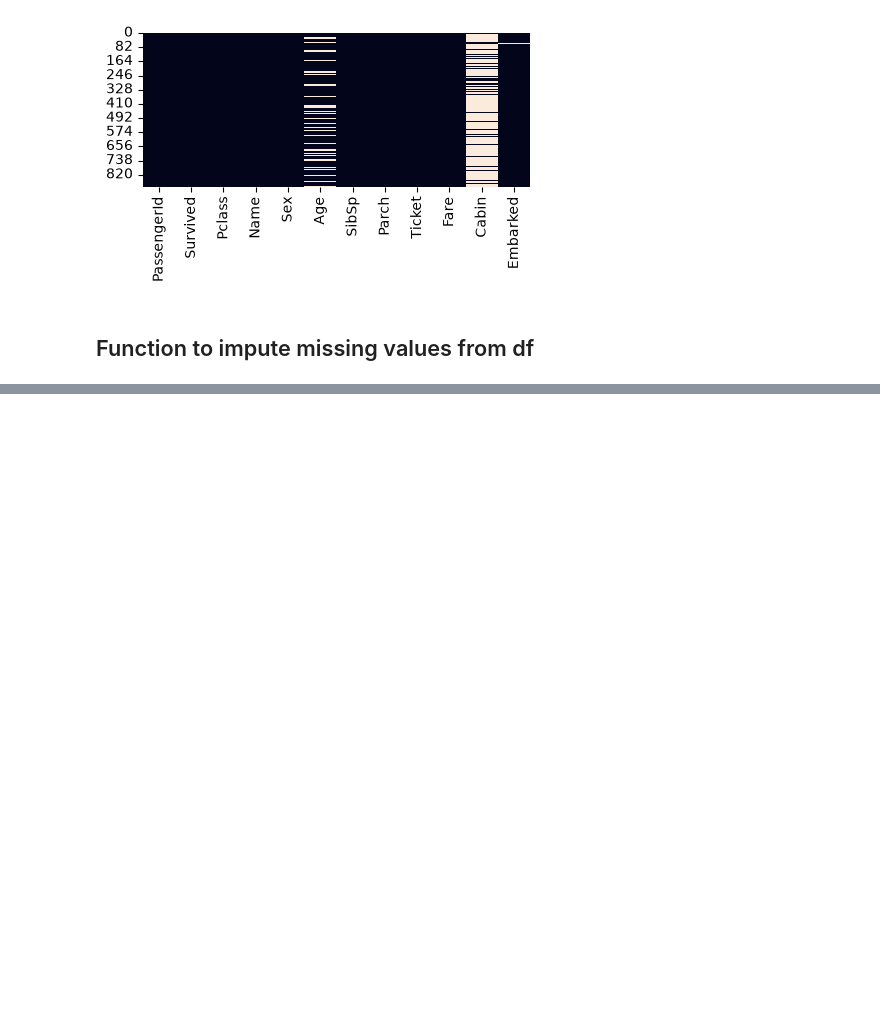
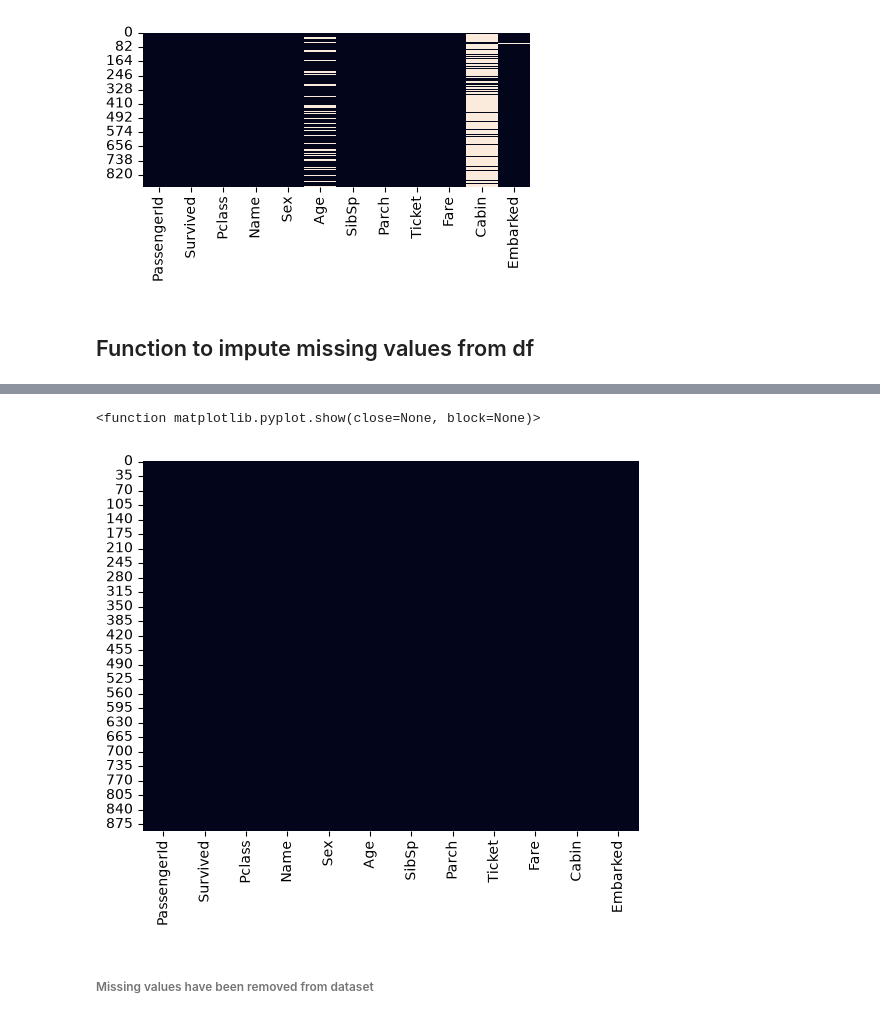
Before and after one commit to mtalhaimran104/deep-learning-journey, a Jupyter notebook: 00_projects/01_titanic_competition/titanic_kaggle.ipynb, the cells around one changed output, grey strips where cells are left out. Saved outputs shown, nothing was run; the diff lists cells and outputs as text; code cells hidden in the pictures; blank space fills up the shorter version.

```diff
--- a/00_projects/01_titanic_competition/titanic_kaggle.ipynb
+++ b/00_projects/01_titanic_competition/titanic_kaggle.ipynb
@@ -113,7 +113,7 @@ df = df_train.copy()
 ## Function to impute missing values from df
 # %%
 missing_data_cols = df.isnull().sum()[df.isnull().sum() > 0].index.tolist()
-
+bool_cols = df.select_dtypes(include="bool").columns.tolist()
 # function to impute the missing values in thal column
 def impute_categorical_missing_data(passed_col):
 
@@ -301,6 +301,8 @@ for col in missing_data_cols:
         df[col] = impute_continuous_missing_data(col)
     else:
         pass
+
+(df.isnull().sum() / len(df)*100) .sort_values(ascending= False)
 # %% [output]
 Missing Values Age : 19.87%
 MAE = 9.262400000000001
@@ -313,0 +332,9 @@ NameError: name 'bool_cols' is not defined
+# %%
+# again plot missing values
+sns.heatmap(df.isnull(), cbar= False)
+plt.show
+# %% [output]
+<function matplotlib.pyplot.show(close=None, block=None)>
+[figure, added]
+# %% [markdown]
+###### Missing values have been removed from dataset
```
Also changed, not shown: parts of 5 cells of this notebook, 1 other file.
